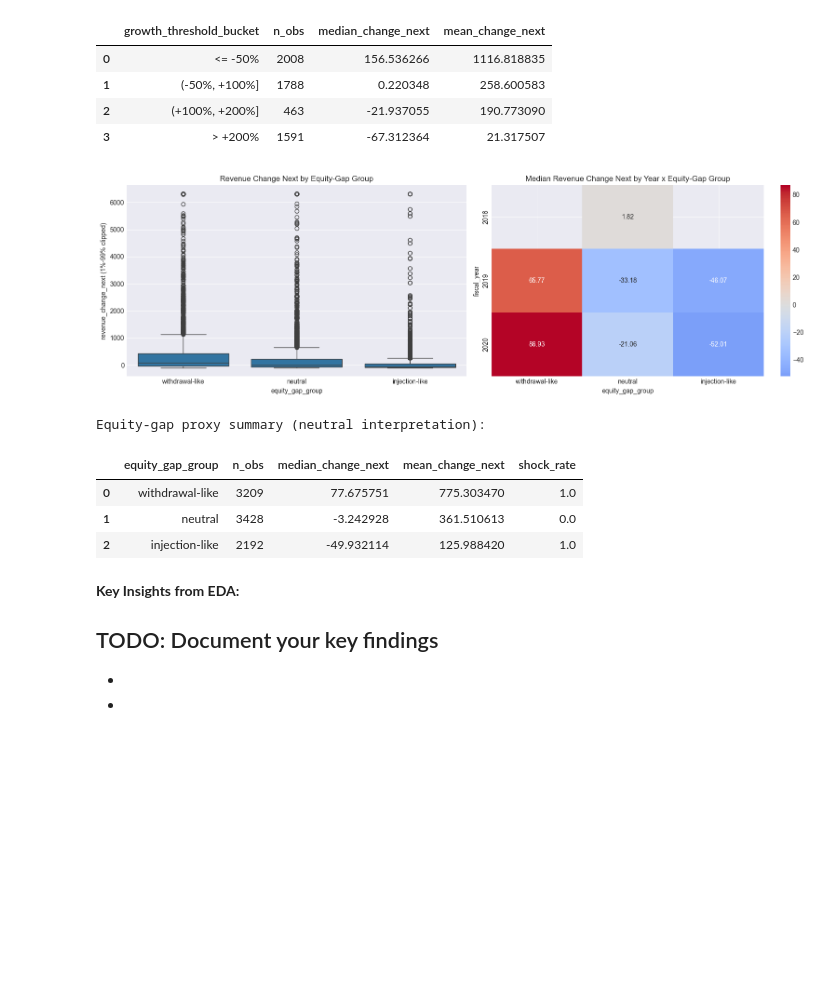
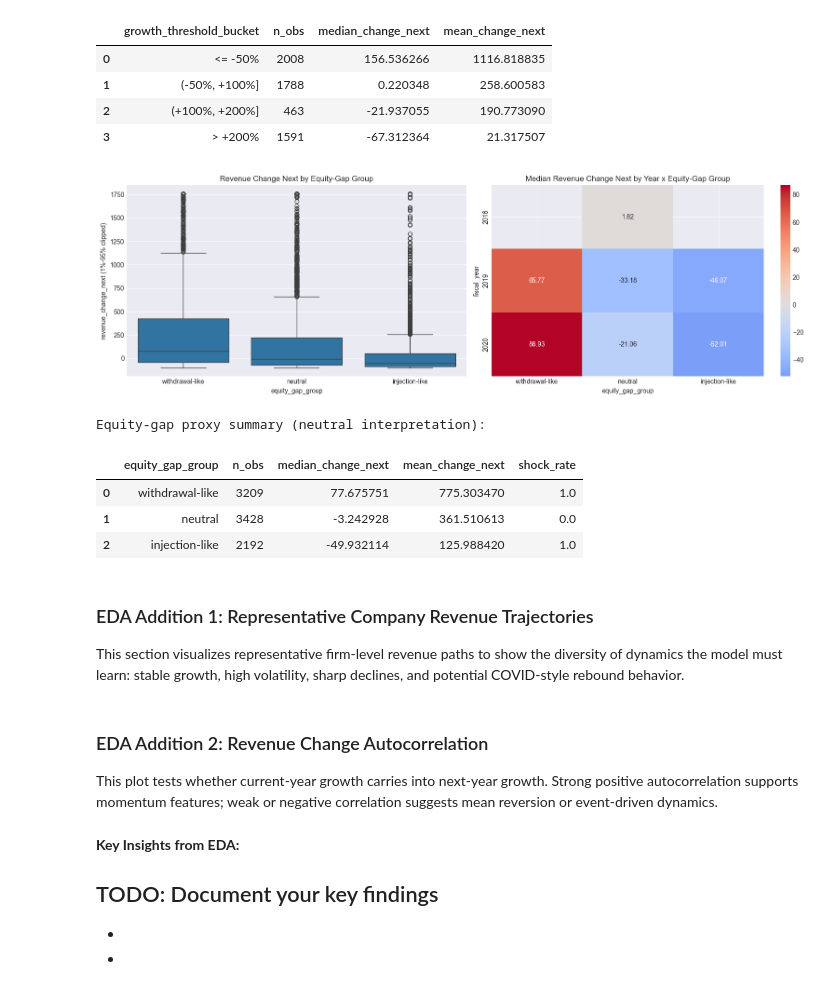
Before and after one commit to KorayAydin3k/Expert_AI_project, a Jupyter notebook: notebook/starter_template_2.ipynb, the cells around one changed output. Saved outputs shown, nothing was run; the diff lists cells and outputs as text; code cells hidden in the pictures; blank space fills up the shorter version.

```diff
--- a/notebook/starter_template_2.ipynb
+++ b/notebook/starter_template_2.ipynb
@@ -905,7 +968,7 @@ eda_equity_df['equity_gap_group'] = np.select(
 
 group_order = ['withdrawal-like', 'neutral', 'injection-like']
 clip_low = eda_equity_df['revenue_change_next'].quantile(0.01)
-clip_high = eda_equity_df['revenue_change_next'].quantile(0.99)
+clip_high = eda_equity_df['revenue_change_next'].quantile(0.95)
 eda_equity_df['revenue_change_next_clip'] = eda_equity_df['revenue_change_next'].clip(clip_low, clip_high)
 
 fig, axes = plt.subplots(1, 2, figsize=(16, 5))
@@ -919,7 +982,7 @@ sns.boxplot(
 )
 axes[0].set_title('Revenue Change Next by Equity-Gap Group')
 axes[0].set_xlabel('equity_gap_group')
-axes[0].set_ylabel('revenue_change_next (1%-99% clipped)')
+axes[0].set_ylabel('revenue_change_next (1%-95% clipped)')
 
 year_group_pivot = (
     eda_equity_df.groupby(['fiscal_year', 'equity_gap_group'])['revenue_change_next']
@@ -932,39 +995,45 @@ sns.heatmap(
     year_group_pivot,
     annot=True,
     fmt='.2f',
     cmap='coolwarm',
     center=0,
     ax=axes[1]
 )
 axes[1].set_title('Median Revenue Change Next by Year x Equity-Gap Group')
 axes[1].set_xlabel('equity_gap_group')
 axes[1].set_ylabel('fiscal_year')
 
 plt.tight_layout()
 plt.show()
 
 
 equity_group_summary = (
     eda_equity_df.groupby('equity_gap_group')
     .agg(
         n_obs=('company_id', 'size'),
         median_change_next=('revenue_change_next', 'median'),
         mean_change_next=('revenue_change_next', 'mean'),
         shock_rate=('equity_shock_flag', 'mean')
     )
     .reindex(group_order)
     .reset_index()
 )
 
 print('Equity-gap proxy summary (neutral interpretation):')
 display(equity_group_summary)
 # %% [output]
-[figure, old version]
+[figure, new version]
 Equity-gap proxy summary (neutral interpretation):
 |  | equity_gap_group | n_obs | median_change_next | mean_change_next | shock_rate |
 | 0 | withdrawal-like | 3209 | 77.675751 | 775.303470 | 1.0 |
 | 1 | neutral | 3428 | -3.242928 | 361.510613 | 0.0 |
 | 2 | injection-like | 2192 | -49.932114 | 125.988420 | 1.0 |
+# %% [markdown]
+### EDA Addition 1: Representative Company Revenue Trajectories
+This section visualizes representative firm-level revenue paths to show the diversity of dynamics the model must learn: stable growth, high volatility, sharp declines, and potential COVID-style rebound behavior.
+# %% [markdown]
+### EDA Addition 2: Revenue Change Autocorrelation
+This plot tests whether current-year growth carries into next-year growth. Strong positive autocorrelation supports momentum features; weak or negative correlation suggests mean reversion or event-driven dynamics.
 # %% [markdown]
 **Key Insights from EDA:**
 
```
Also changed, not shown: parts of 5 cells of this notebook, 13 other files.
